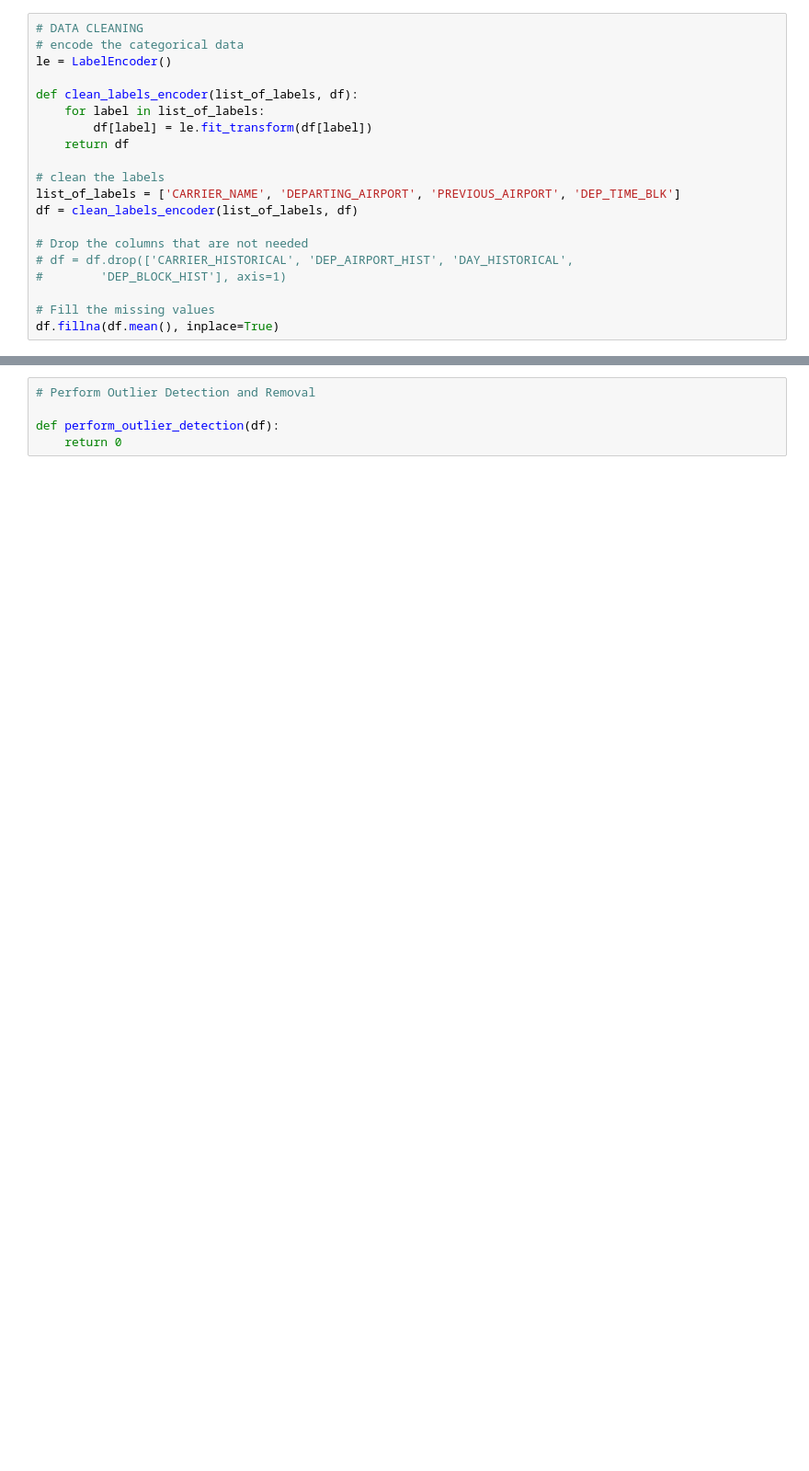
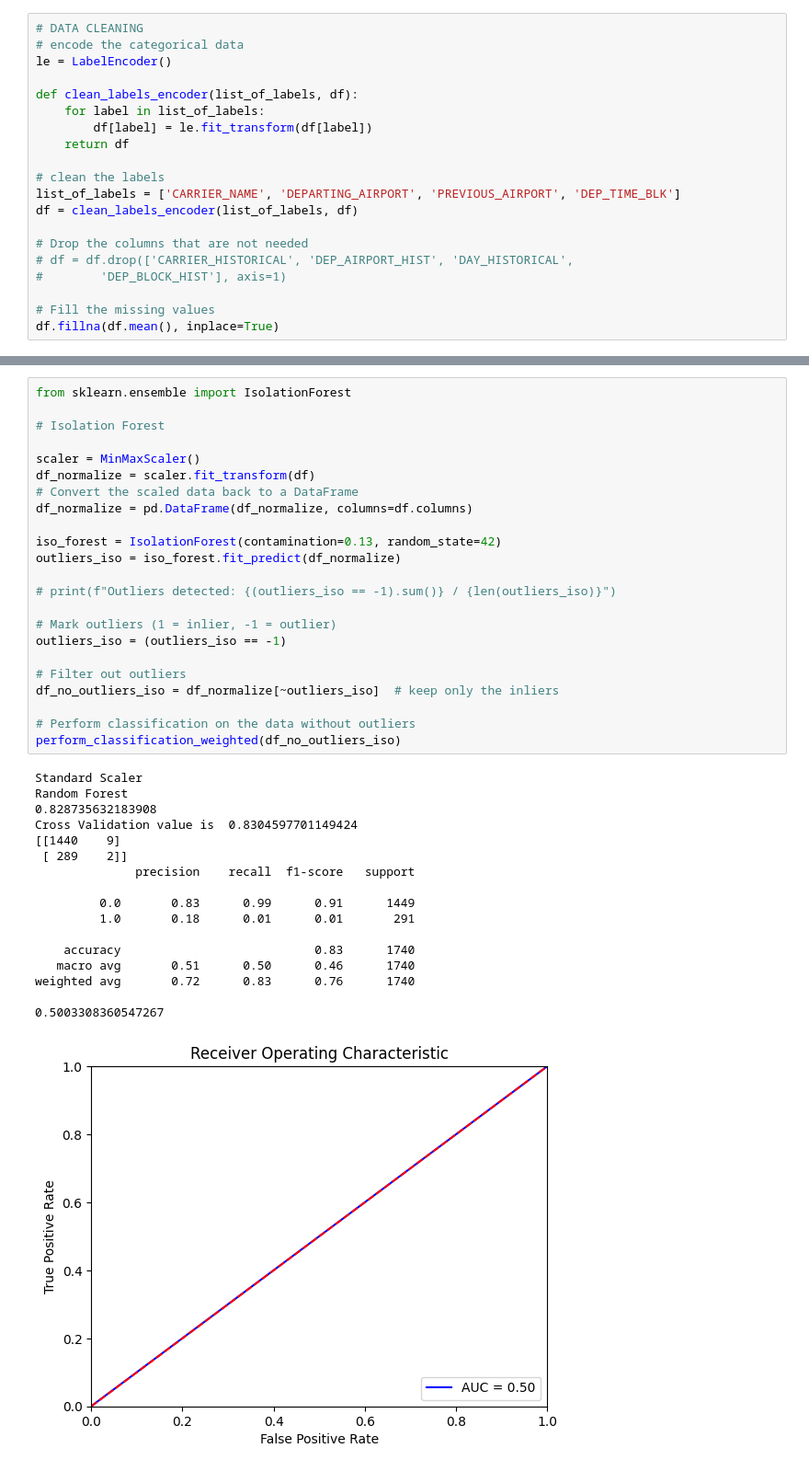
Before and after one commit to FraserW123/airline_project, a Jupyter notebook: main_classifiers.ipynb, the cells around one changed output, grey strips where cells are left out. Shown at 92% size. Cells and saved outputs as stored; diff of their text form; blank space fills up the shorter version.

```diff
--- a/main_classifiers.ipynb
+++ b/main_classifiers.ipynb
@@ -657,5 +727,41 @@ weighted avg       0.76      0.64      0.67      2000
-# %%
-# Perform Outlier Detection and Removal
-
-def perform_outlier_detection(df):
-    return 0
+# %%
+from sklearn.ensemble import IsolationForest
+
+# Isolation Forest
+
+scaler = MinMaxScaler()
+df_normalize = scaler.fit_transform(df)
+# Convert the scaled data back to a DataFrame
+df_normalize = pd.DataFrame(df_normalize, columns=df.columns)
+
+iso_forest = IsolationForest(contamination=0.13, random_state=42)
+outliers_iso = iso_forest.fit_predict(df_normalize)
+
+# print(f"Outliers detected: {(outliers_iso == -1).sum()} / {len(outliers_iso)}")
+
+# Mark outliers (1 = inlier, -1 = outlier)
+outliers_iso = (outliers_iso == -1)
+
+# Filter out outliers
+df_no_outliers_iso = df_normalize[~outliers_iso]  # keep only the inliers
+
+# Perform classification on the data without outliers
+perform_classification_weighted(df_no_outliers_iso)
+# %% [output]
+Standard Scaler
+Random Forest
+0.828735632183908
+Cross Validation value is  0.8304597701149424
+[[1440    9]
+ [ 289    2]]
+              precision    recall  f1-score   support
+
+         0.0       0.83      0.99      0.91      1449
+         1.0       0.18      0.01      0.01       291
+
+    accuracy                           0.83      1740
+   macro avg       0.51      0.50      0.46      1740
+weighted avg       0.72      0.83      0.76      1740
+
+0.5003308360547267
+[figure, added]
```
Also changed, not shown: parts of 7 cells of this notebook, 36 other files.
